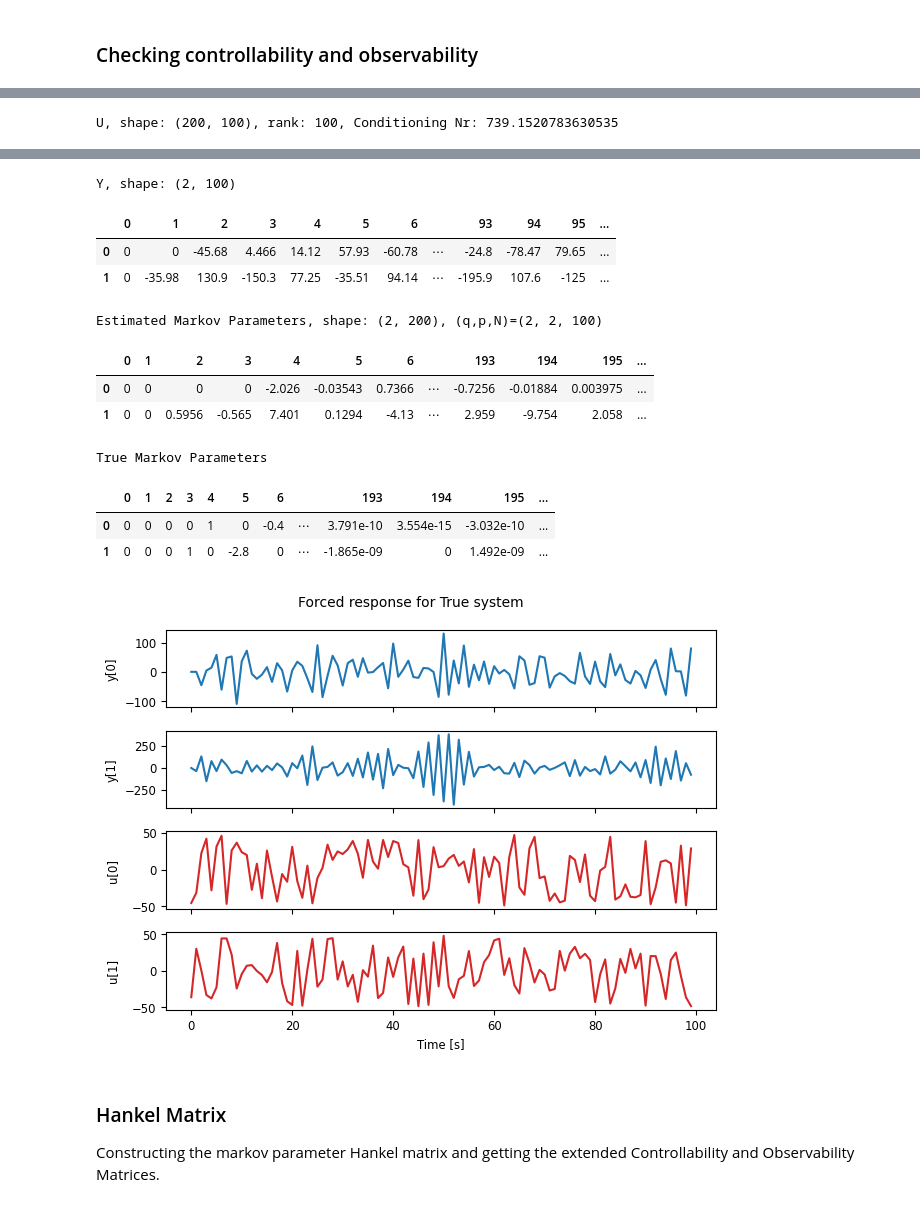
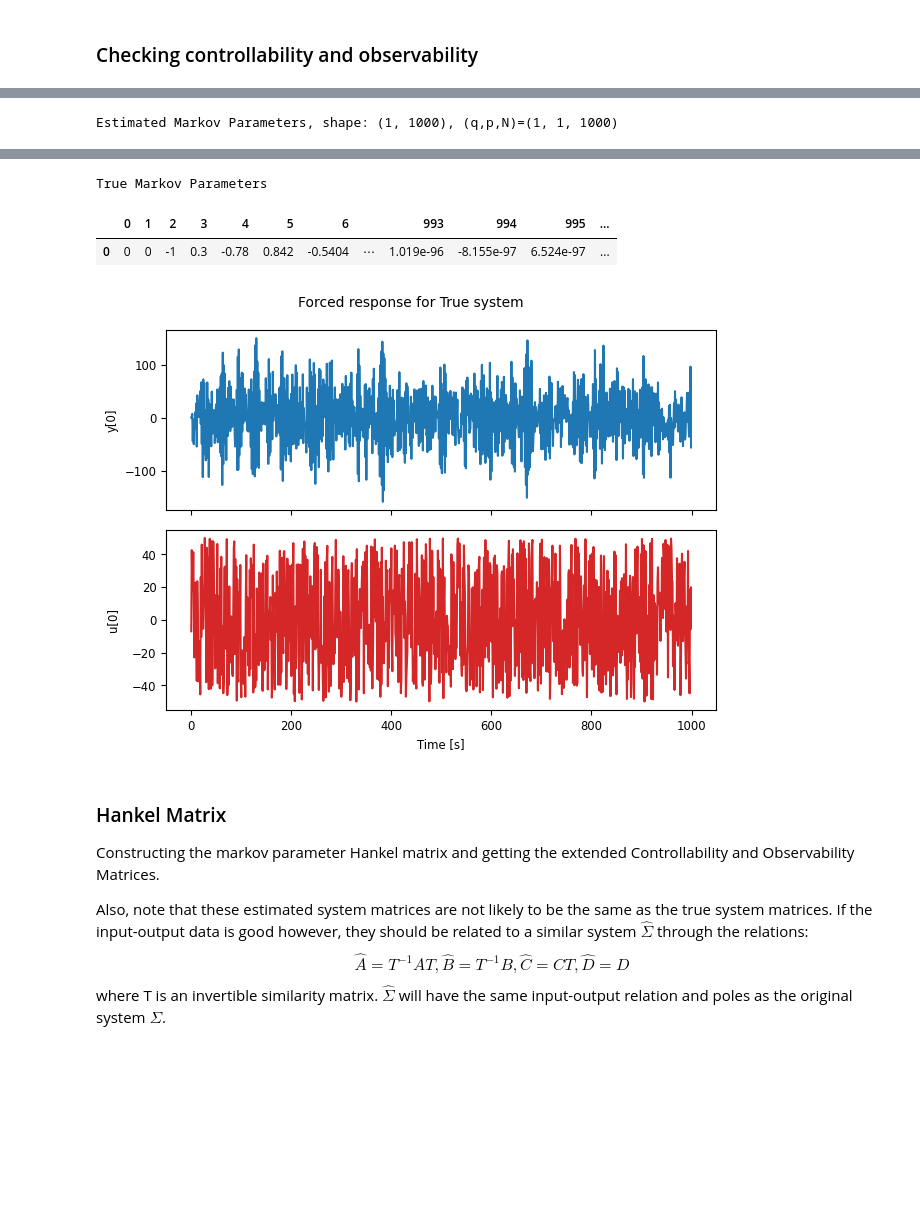
Before and after one commit to villekjellqvist/Data-Driven-Control, a Jupyter notebook: Ho-Kalman.ipynb, the cells around one changed output, grey strips where cells are left out. Drawn from its saved outputs; the diff is of its cells as text; code cells hidden in the pictures; blank space fills up the shorter version.

```diff
--- a/Ho-Kalman.ipynb
+++ b/Ho-Kalman.ipynb
@@ -32,16 +33,15 @@ A = np.array([[0,1,0,0],
               )
 
 B = np.array(
-    [[0,0],
-     [1,0],
-     [0,0],
-     [0,1]]
+    [[0],
+     [1],
+     [0],
+     [1]]
 )
 C = np.array(
-    [[1,0,0,0],
-     [0,0,2,1]]
+    [[1,0,2,0]]
     )
-D = np.array([[0.0, 0.0], [0.0, 0.0]])
+D = np.array([[0.0]])
 
 
 # This line will raise an error if state space is not
@@ -164,7 +147,7 @@ $U, Y, \hat{\mathcal{Y}}$ and $\mathcal{Y}$ are shown after the cell, as well as
 calc_rank = True
 
 # Nr of input samples.
-N = 100
+N = 1000
 # Input signal(s).
 # Random noise usually makes for a well conditioned matrix.
 u = np.random.uniform(-50, 50, size=(p,N))
@@ -179,10 +162,10 @@ u_interleaved = cm.interleave_vectors(*u)
 U = cm.make_input_Toeplitz_matrix(u_interleaved, p)
 rank_str = (f', rank: {np.linalg.matrix_rank(U)}, Conditioning Nr: {np.linalg.cond(U)}'
             if calc_rank else '.')
-mdisplay(U, title=f'U, shape: {U.shape}' + rank_str)
+#mdisplay(U, title=f'U, shape: {U.shape}' + rank_str)
 
 Y = resp.y
-mdisplay(Y, title=f'Y, shape: {Y.shape}')
+#mdisplay(Y, title=f'Y, shape: {Y.shape}')
 
 # Markov Parameters
 MP = Y@np.linalg.pinv(U)
@@ -191,4 +174,4 @@ mdisplay(np.where(np.isclose(0,MP),0,MP), title=f'Estimated Markov Parameters, s
 MP_true = cm.compute_markov_parameters(A,B,C,D,N)
 mdisplay(MP_true, title=f'True Markov Parameters')
 # %% [output]
-U, shape: (200, 100), rank: 100, Conditioning Nr: 739.1520783630535
+Estimated Markov Parameters, shape: (1, 1000), (q,p,N)=(1, 1, 1000)
@@ -207,19 +180,18 @@ U, shape: (200, 100), rank: 100, Conditioning Nr: 739.1520783630535
-Y, shape: (2, 100)
+True Markov Parameters
-|  | 0 | 1 | 2 | 3 | 4 | 5 | 6 |  | 93 | 94 | 95 | ... |
-| 0 | 0 | 0 | -45.68 | 4.466 | 14.12 | 57.93 | -60.78 | ⋯ | -24.8 | -78.47 | 79.65 | ... |
-| 1 | 0 | -35.98 | 130.9 | -150.3 | 77.25 | -35.51 | 94.14 | ⋯ | -195.9 | 107.6 | -125 | ... |
+|  | 0 | 1 | 2 | 3 | 4 | 5 | 6 |  | 993 | 994 | 995 | ... |
+| 0 | 0 | 0 | -1 | 0.3 | -0.78 | 0.842 | -0.5404 | ⋯ | 1.019e-96 | -8.155e-97 | 6.524e-97 | ... |
-Estimated Markov Parameters, shape: (2, 200), (q,p,N)=(2, 2, 100)
-|  | 0 | 1 | 2 | 3 | 4 | 5 | 6 |  | 193 | 194 | 195 | ... |
-| 0 | 0 | 0 | 0 | 0 | -2.026 | -0.03543 | 0.7366 | ⋯ | -0.7256 | -0.01884 | 0.003975 | ... |
-| 1 | 0 | 0 | 0.5956 | -0.565 | 7.401 | 0.1294 | -4.13 | ⋯ | 2.959 | -9.754 | 2.058 | ... |
-True Markov Parameters
-|  | 0 | 1 | 2 | 3 | 4 | 5 | 6 |  | 193 | 194 | 195 | ... |
-| 0 | 0 | 0 | 0 | 0 | 1 | 0 | -0.4 | ⋯ | 3.791e-10 | 3.554e-15 | -3.032e-10 | ... |
-| 1 | 0 | 0 | 0 | 1 | 0 | -2.8 | 0 | ⋯ | -1.865e-09 | 0 | 1.492e-09 | ... |
-[figure, old version]
+[figure, new version]
-# %% [markdown]
-### Hankel Matrix
-Constructing the markov parameter Hankel matrix and getting the extended Controllability and Observability Matrices.
+# %% [markdown]
+### Hankel Matrix
+Constructing the markov parameter Hankel matrix and getting the extended Controllability and Observability Matrices.
+
+Also, note that these estimated system matrices are not likely to be the same as the true
+system matrices. If the input-output data is good however, they should be related to a
+similar system $\hat{\Sigma}$ through the relations:
+$$
+  \hat{A} = T^{-1}AT, \hat{B} = T^{-1}B, \hat{C} = CT, \hat{D} = D
+$$
+where T is an invertible similarity matrix. $\hat{\Sigma}$ will have the same input-output relation and poles as the original system $\Sigma$.
 # %%
 H = cm.make_Hankel_matrix(MP[:,p:-p], int((N-p)/2), p, q)
 H_shifted = cm.make_Hankel_matrix(MP[:,2*p:], int((N-q)/2), p, q)
```
Also changed, not shown: parts of 12 cells of this notebook, 4 other files.
